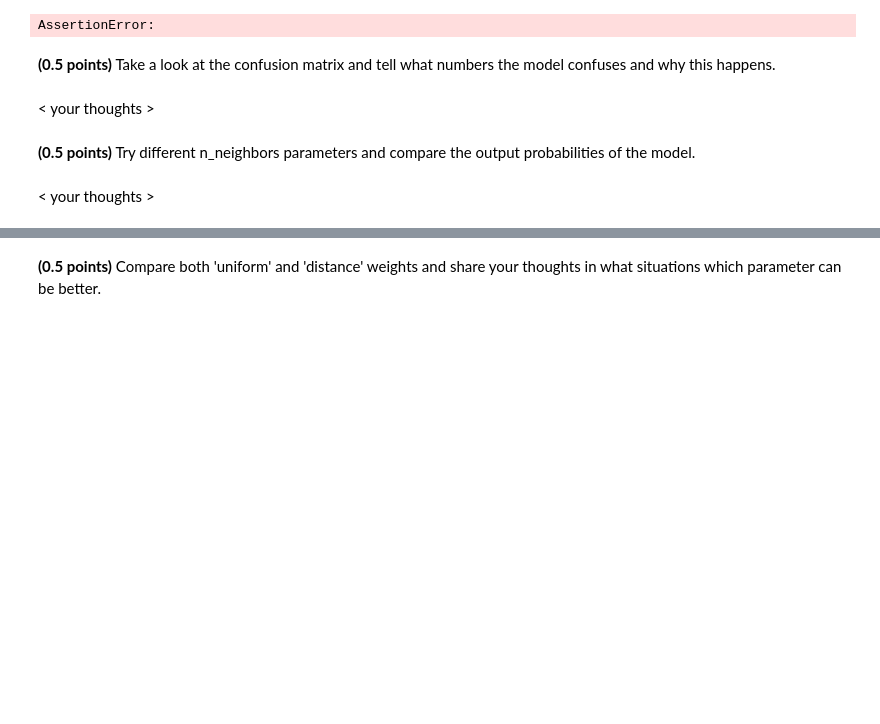
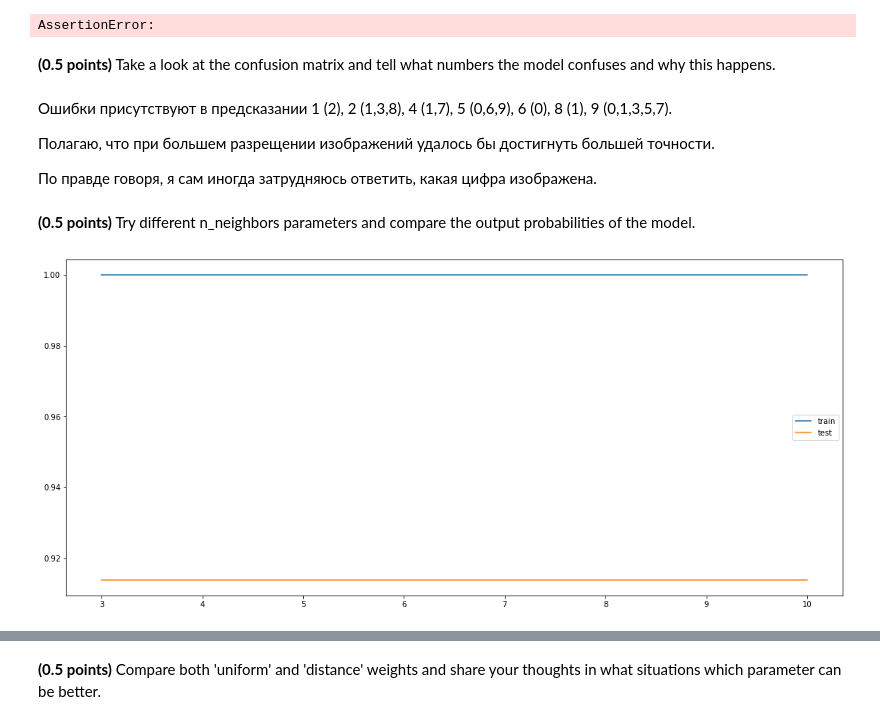
Before and after one commit to LaSegadora/rsschool_5_classification_linear_knn, a Jupyter notebook: hw_classification.ipynb, the cells around one changed output, grey strips where cells are left out. Drawn from its saved outputs; the diff is of its cells as text; code cells hidden in the pictures; blank space fills up the shorter version.

```diff
--- a/hw_classification.ipynb
+++ b/hw_classification.ipynb
@@ -249,7 +263,7 @@ plt.show()
 ## your code
 train_accs, test_accs = [], []
 _, axes = plt.subplots(1,2,figsize=(18,8))
-flags = (0, 1)
+flags = (False, True)
 for flag in flags:
     model = CustomLogisticRegression(zero_init=flag)
     model.fit(X_train, y_train)
@@ -402,7 +427,7 @@ class CustomKNeighborsClassifier:
                 Vector containing predicted class labels.
         """
         # <your code>
-        return self.predict_proba(X)
+        return np.argmax(self.predict_proba(X),axis=1)
         #pass
 # %%
 model = CustomKNeighborsClassifier(n_neighbors=5, weights='distance')
@@ -453,7 +472,11 @@ assert test_acc > 0.98
 AssertionError:
 # %% [markdown]
 **(0.5 points)** Take a look at the confusion matrix and tell what numbers the model confuses and why this happens.
-# %% [markdown]
-< your thoughts >
+# %% [markdown]
+Ошибки присутствуют в предсказании 1 (2), 2 (1,3,8), 4 (1,7), 5 (0,6,9), 6 (0), 8 (1), 9 (0,1,3,5,7).
+
+Полагаю, что при большем разрещении изображений удалось бы достигнуть большей точности.
+
+По правде говоря, я сам иногда затрудняюсь ответить, какая цифра изображена.
 # %% [markdown]
 **(0.5 points)** Try different n_neighbors parameters and compare the output probabilities of the model.
@@ -462,2 +483,16 @@ AssertionError:
-# %% [markdown]
-< your thoughts >
+# %%
+## your code
+train_accs, test_accs = [], []
+_, axes = plt.subplots(figsize=(18,8))
+ns = np.arange(3,11)
+for n in ns:
+    model = CustomKNeighborsClassifier(n_neighbors=n, weights='distance')
+    model.fit(X_train, y_train)
+    train_accs.append(metrics.accuracy_score(y_pred=model.predict(X_train), y_true=y_train))
+    test_accs.append(metrics.accuracy_score(y_pred=model.predict(X_test), y_true=y_test))
+axes.plot(ns,train_accs,label='train')
+axes.plot(ns,test_accs,label='test')
+plt.legend()
+plt.show()
+# %% [output]
+[figure, added]
```
Also changed, not shown: parts of 24 cells of this notebook.
